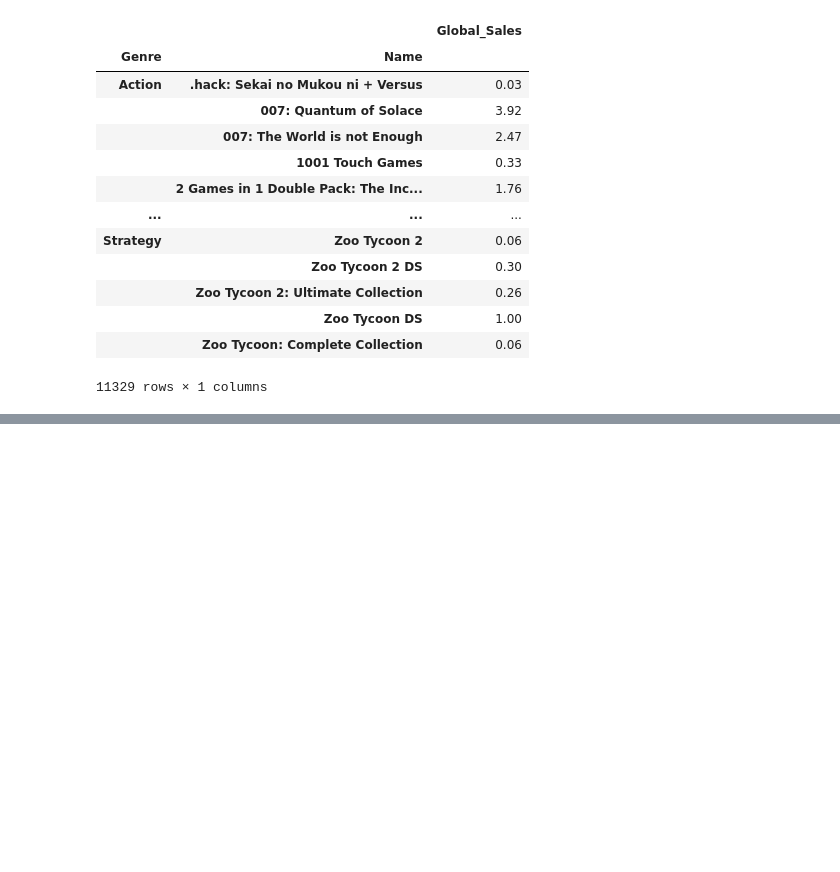
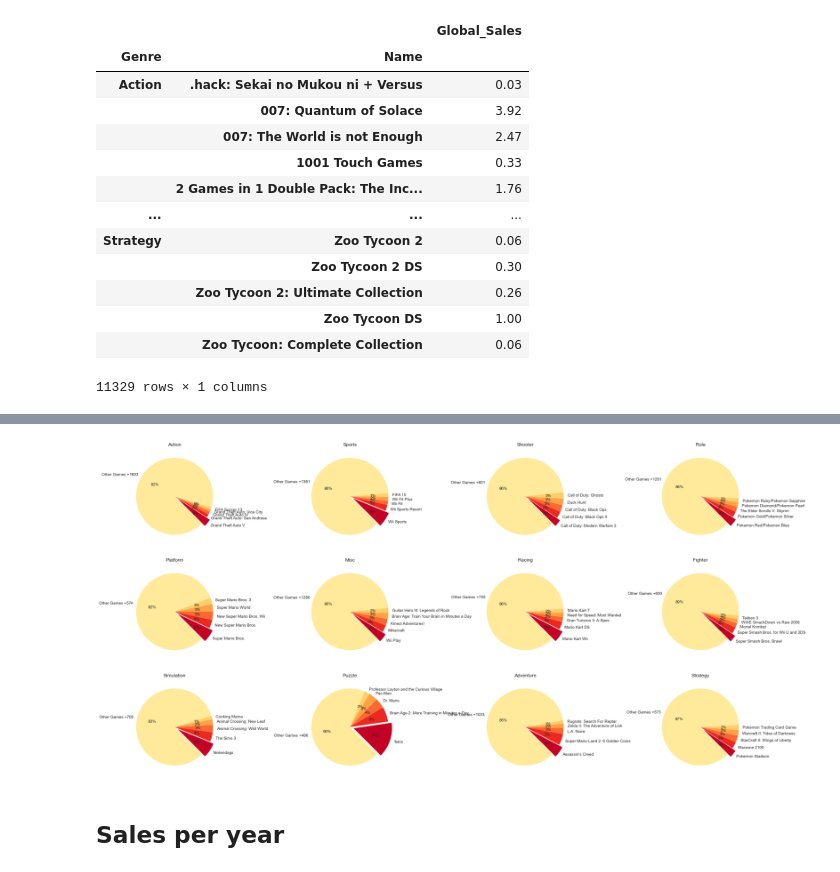
Before and after one commit to josue-islas/Videogames, a Jupyter notebook: Notebook.ipynb, the cells around one changed output, grey strips where cells are left out. Cells and saved outputs as stored; diff of their text form; code cells hidden in the pictures; blank space fills up the shorter version.

```diff
--- a/Notebook.ipynb
+++ b/Notebook.ipynb
@@ -456,0 +453,46 @@ array_videogames[1]
+# %%
+ax, fig = plt.subplots(figsize = (30,15))
+
+ax1 = plt.subplot2grid(shape=(3,4), loc=(0,0))
+ax2 = plt.subplot2grid(shape=(3,4), loc=(0,1))
+ax3 = plt.subplot2grid(shape=(3,4), loc=(0,2))
+ax4 = plt.subplot2grid(shape=(3,4), loc=(0,3))
+ax5 = plt.subplot2grid(shape=(3,4), loc=(1,0))
+ax6 = plt.subplot2grid(shape=(3,4), loc=(1,1))
+ax7 = plt.subplot2grid(shape=(3,4), loc=(1,2))
+ax8 = plt.subplot2grid(shape=(3,4), loc=(1,3))
+ax9 = plt.subplot2grid(shape=(3,4), loc=(2,0))
+ax10 = plt.subplot2grid(shape=(3,4), loc=(2,1))
+ax11 = plt.subplot2grid(shape=(3,4), loc=(2,2))
+ax12 = plt.subplot2grid(shape=(3,4), loc=(2,3))
+
+ax1.pie(x = array_videogames[2].Global_Sales, labels= array_videogames[2].Name, colors = paleta_plt_2, startangle=-45, autopct='%.0f%%', explode=(0.1, 0, 0, 0, 0, 0))
+ax1.set_title('Action')
+ax2.pie(x = array_videogames[3].Global_Sales, labels= array_videogames[3].Name, colors = paleta_plt_2, startangle=-45, autopct='%.0f%%', explode=(0.1, 0, 0, 0, 0, 0))
+ax2.set_title('Sports')
+ax3.pie(x = array_videogames[0].Global_Sales, labels= array_videogames[0].Name, colors = paleta_plt_2, startangle=-45, autopct='%.0f%%', explode=(0.1, 0, 0, 0, 0, 0))
+ax3.set_title('Shooter')
+ax4.pie(x = array_videogames[10].Global_Sales, labels= array_videogames[10].Name, colors = paleta_plt_2, startangle=-45, autopct='%.0f%%', explode=(0.1, 0, 0, 0, 0, 0))
+ax4.set_title('Role')
+ax5.pie(x = array_videogames[7].Global_Sales, labels= array_videogames[7].Name, colors = paleta_plt_2, startangle=-45, autopct='%.0f%%', explode=(0.1, 0, 0, 0, 0, 0))
+ax5.set_title('Platform')
+ax6.pie(x = array_videogames[1].Global_Sales, labels= array_videogames[1].Name, colors = paleta_plt_2, startangle=-45, autopct='%.0f%%', explode=(0.1, 0, 0, 0, 0, 0))
+ax6.set_title('Misc')
+ax7.pie(x = array_videogames[6].Global_Sales, labels= array_videogames[6].Name, colors = paleta_plt_2, startangle=-45, autopct='%.0f%%', explode=(0.1, 0, 0, 0, 0, 0))
+ax7.set_title('Racing')
+ax8.pie(x = array_videogames[4].Global_Sales, labels= array_videogames[4].Name, colors = paleta_plt_2, startangle=-45, autopct='%.0f%%', explode=(0.1, 0, 0, 0, 0, 0))
+ax8.set_title('Fighter')
+ax9.pie(x = array_videogames[8].Global_Sales, labels= array_videogames[8].Name, colors = paleta_plt_2, startangle=-45, autopct='%.0f%%', explode=(0.1, 0, 0, 0, 0, 0))
+ax9.set_title('Simulation')
+ax10.pie(x = array_videogames[5].Global_Sales, labels= array_videogames[5].Name, colors = paleta_plt_2, startangle=-45, autopct='%.0f%%', explode=(0.1, 0, 0, 0, 0, 0))
+ax10.set_title('Puzzle')
+ax11.pie(x = array_videogames[9].Global_Sales, labels= array_videogames[9].Name, colors = paleta_plt_2, startangle=-45, autopct='%.0f%%', explode=(0.1, 0, 0, 0, 0, 0))
+ax11.set_title('Adventure')
+ax12.pie(x = array_videogames[11].Global_Sales, labels= array_videogames[11].Name, colors = paleta_plt_2, startangle=-45, autopct='%.0f%%', explode=(0.1, 0, 0, 0, 0, 0))
+ax12.set_title('Strategy')
+
+plt.show()
+# %% [output]
+[figure, added]
+# %% [markdown]
+## Sales per year
```
Also changed, not shown: parts of 19 cells of this notebook, 1 other file.
